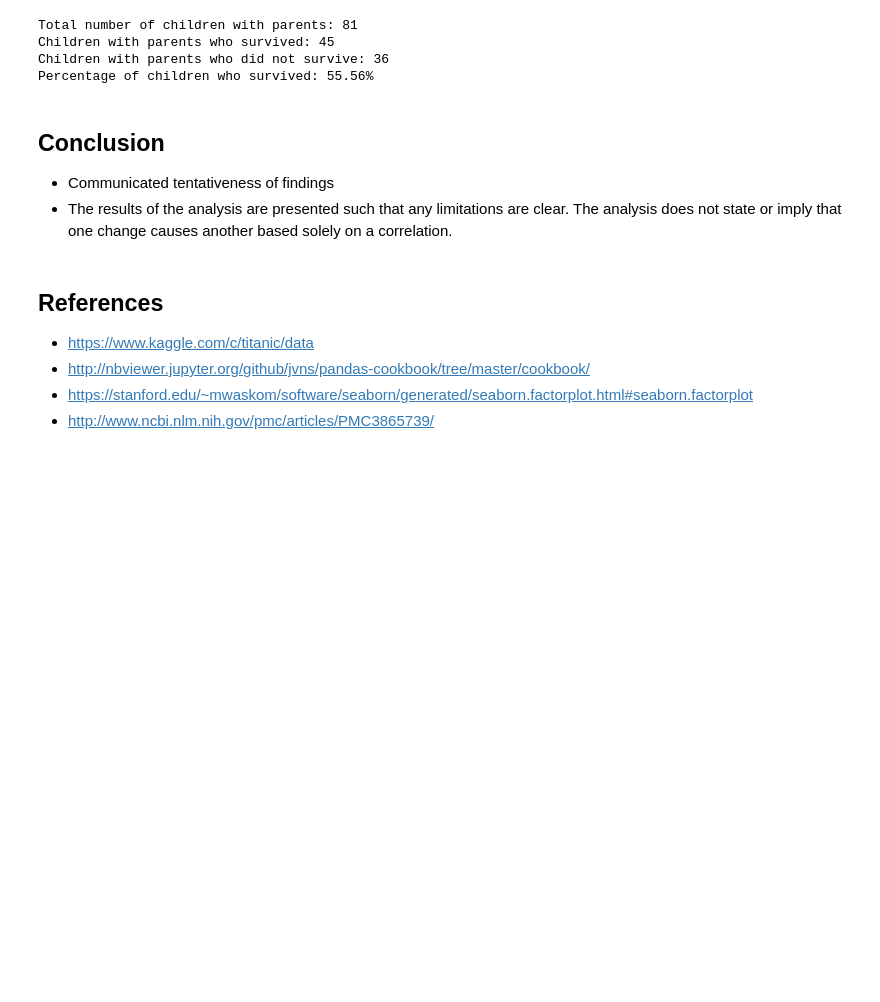
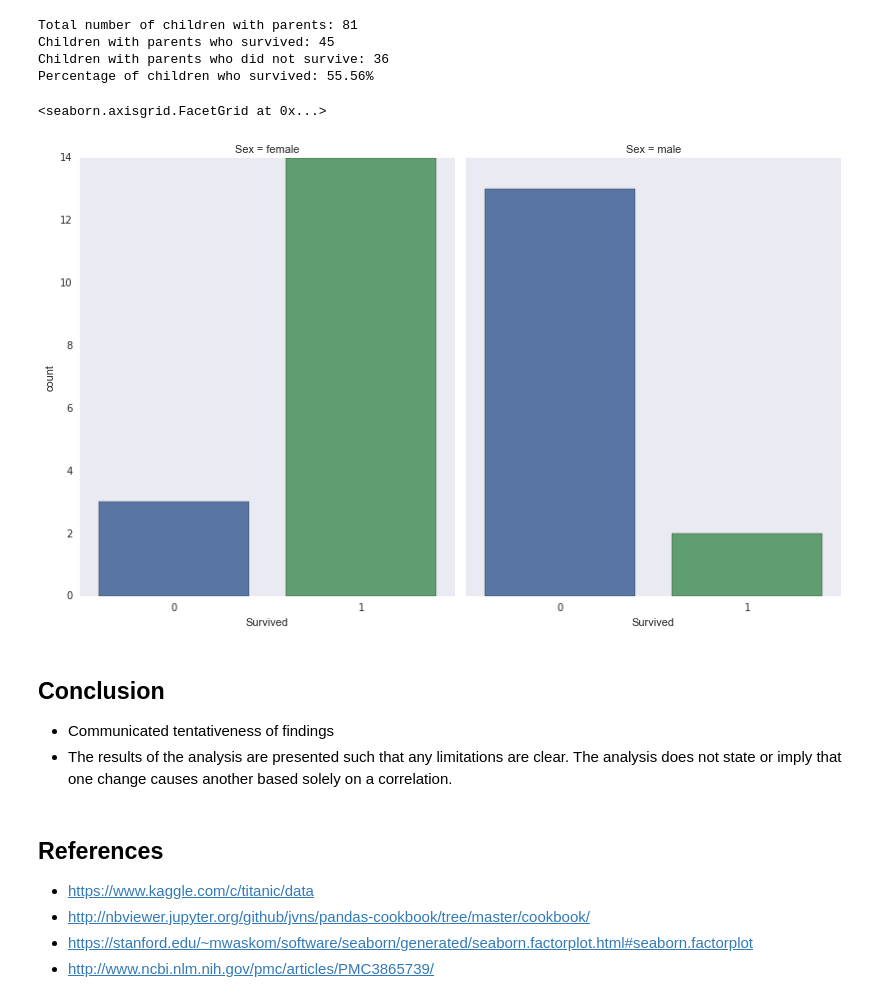
Before and after one commit to jasonicarter/udacity, a Jupyter notebook: P2_Titanic_Data_Analysis/TitanicData.ipynb, the cells around one changed output. Drawn from its saved outputs; the diff is of its cells as text; code cells hidden in the pictures; blank space fills up the shorter version.

```diff
--- a/P2_Titanic_Data_Analysis/TitanicData.ipynb
+++ b/P2_Titanic_Data_Analysis/TitanicData.ipynb
@@ -534,7 +537,19 @@ Children with parents who did not survive: 36
 Percentage of children who survived: 55.56%
 # %%
 # Graph things up to show a better comparison
-#sns.factorplot(x="Survived", y="Age", hue='Category', data=titanic_data_age_cleaned, kind="bar", size=7, aspect=.8)
+
+# # Make a dataframe of the survival rates and plot that N = .50 and P = .56
+# data = [{'Parents':pct_survived, 'Nannies':pct_survived_nannies}]
+
+# print pct_survived,pct_survived_nannies
+# titanic_data_children_nannies.head()
+# data
+
+#print titanic_data_children_nannies
+sns.factorplot('Survived', col='Sex', data=titanic_data_children_nannies, kind='count', size=7, aspect=.8)
+# %% [output]
+<seaborn.axisgrid.FacetGrid at 0x...>
+[figure, added]
 # %% [markdown]
 ## Conclusion
 - Communicated tentativeness of findings
```
Also changed, not shown: parts of 11 cells of this notebook.
